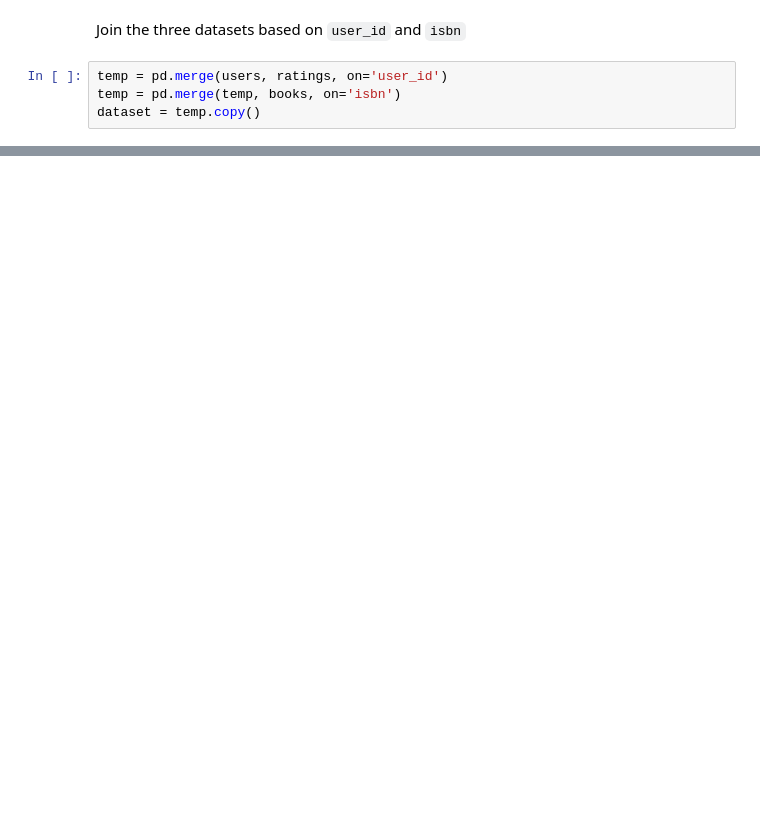
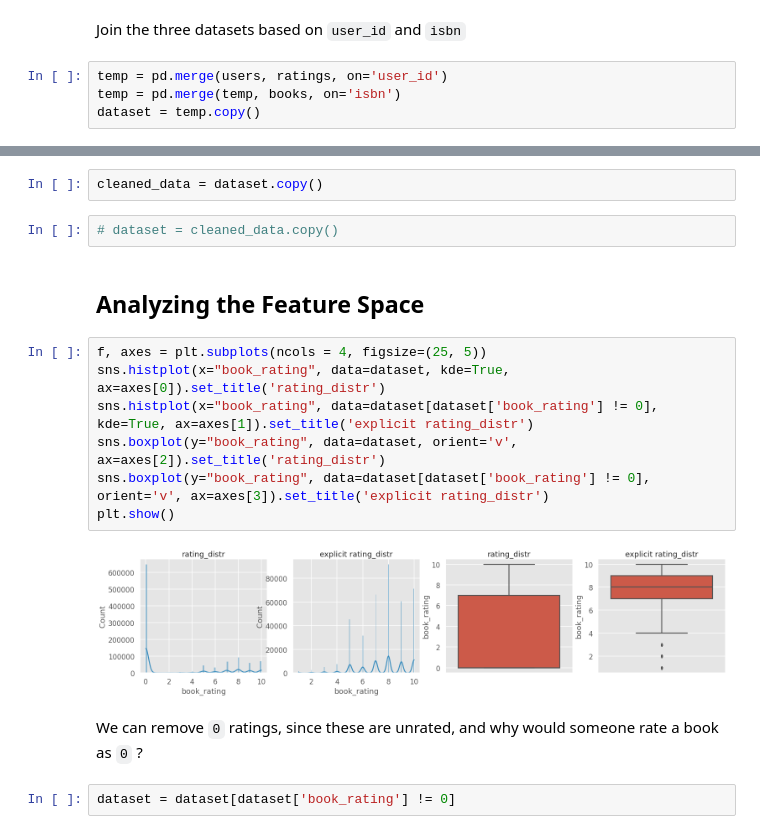
Before and after one commit to satyajitghana/University-Work-SEM-07, a Jupyter notebook: Assignment-01-2020/DM/BookReview-EDA.ipynb, the cells around one changed output, grey strips where cells are left out. Cells and saved outputs as stored; diff of their text form; blank space fills up the shorter version.

```diff
--- a/Assignment-01-2020/DM/BookReview-EDA.ipynb
+++ b/Assignment-01-2020/DM/BookReview-EDA.ipynb
@@ -148,0 +328,19 @@ dataset
+# %%
+cleaned_data = dataset.copy()
+# %%
+# dataset = cleaned_data.copy()
+# %% [markdown]
+## Analyzing the Feature Space
+# %%
+f, axes = plt.subplots(ncols = 4, figsize=(25, 5))
+sns.histplot(x="book_rating", data=dataset, kde=True, ax=axes[0]).set_title('rating_distr')
+sns.histplot(x="book_rating", data=dataset[dataset['book_rating'] != 0], kde=True, ax=axes[1]).set_title('explicit rating_distr')
+sns.boxplot(y="book_rating", data=dataset, orient='v', ax=axes[2]).set_title('rating_distr')
+sns.boxplot(y="book_rating", data=dataset[dataset['book_rating'] != 0], orient='v', ax=axes[3]).set_title('explicit rating_distr')
+plt.show()
+# %% [output]
+[figure, added]
+# %% [markdown]
+We can remove `0` ratings, since these are unrated, and why would someone rate a book as `0` ?
+# %%
+dataset = dataset[dataset['book_rating'] != 0]
```
Also changed, not shown: parts of 95 cells of this notebook, 5 other files.
